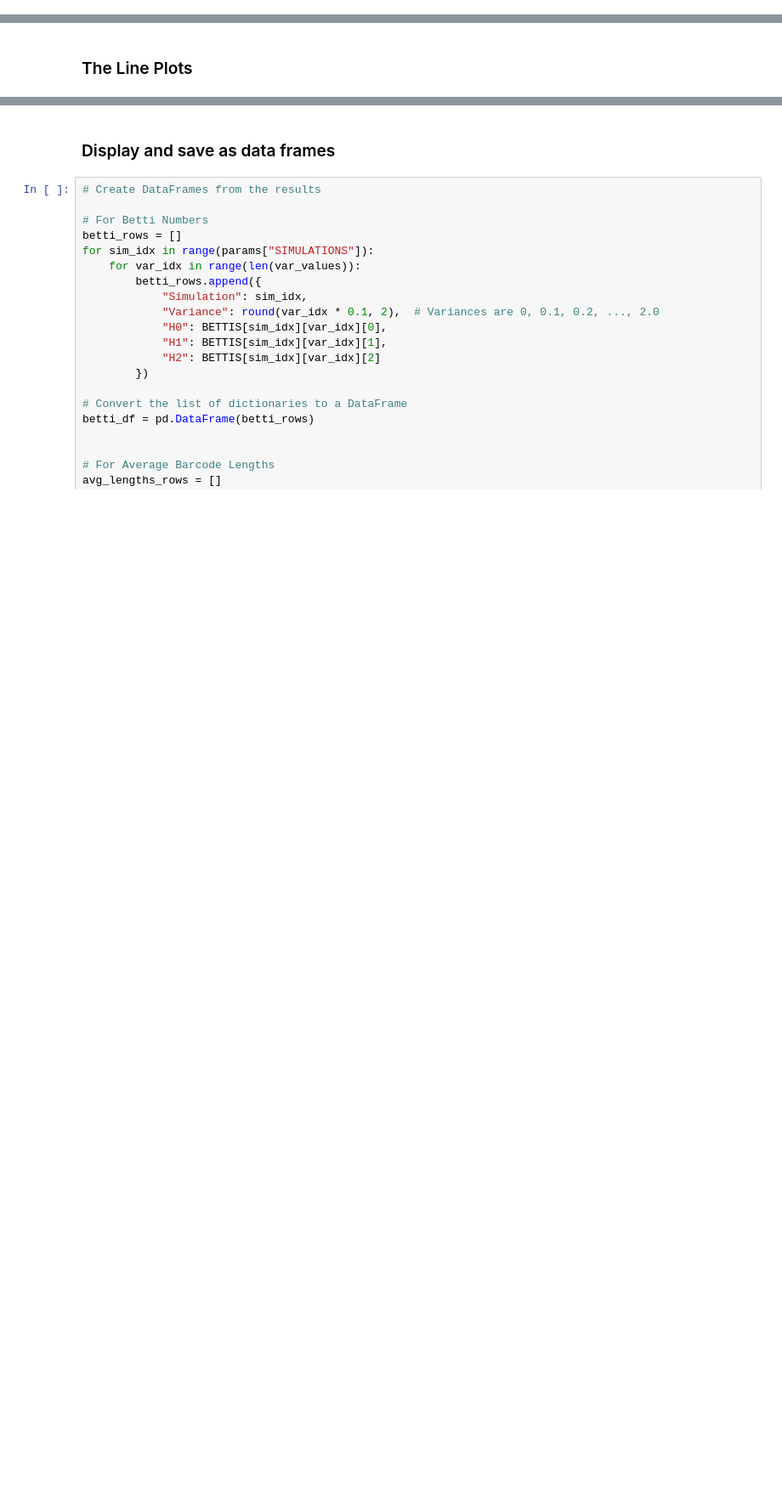
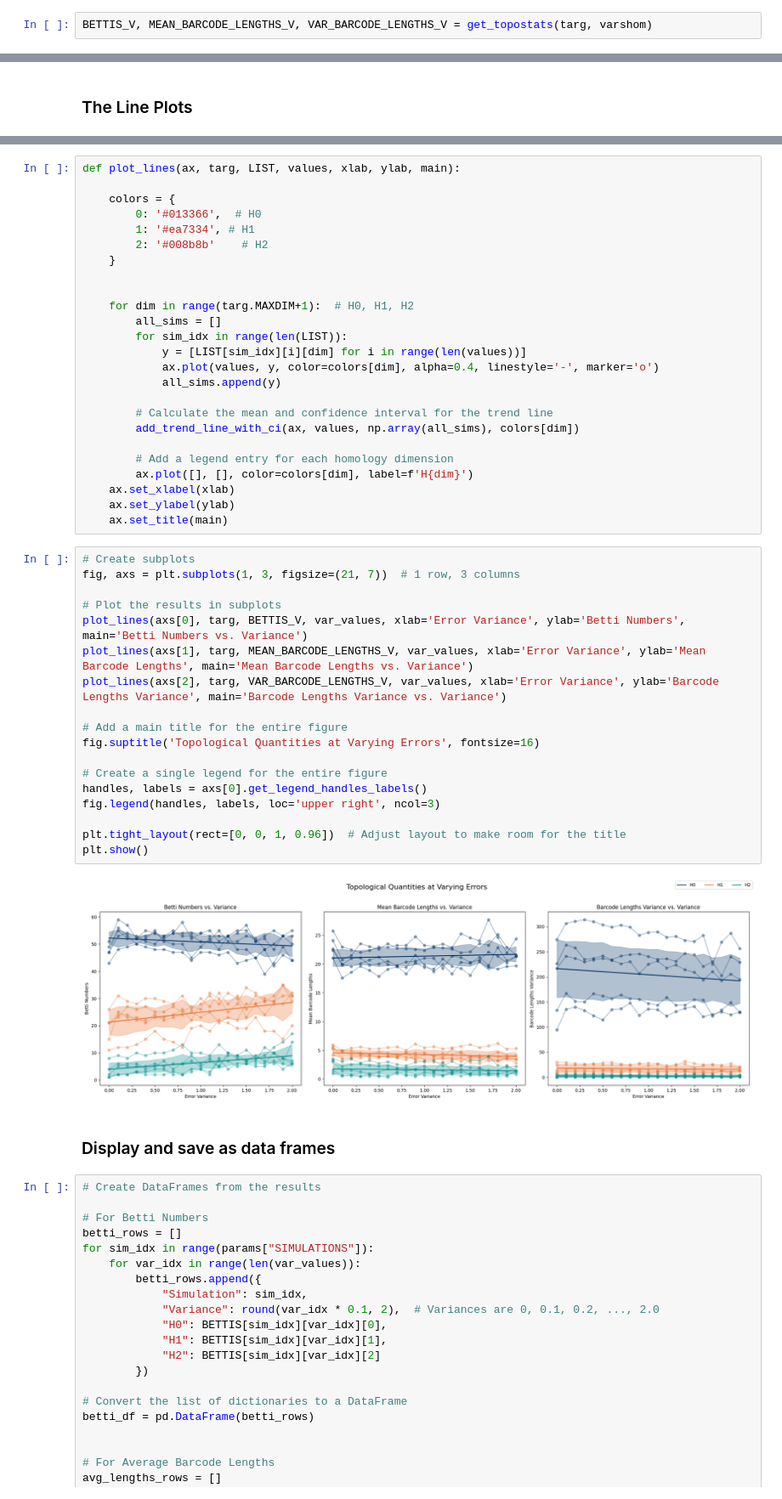
Before and after one commit to alfonsomiguelcruz/pgc_btip_topone, a Jupyter notebook: clr/working_sim.ipynb, the cells around one changed output, grey strips where cells are left out. Shown at 85% size. Saved outputs shown, nothing was run; the diff lists cells and outputs as text; blank space fills up the shorter version.

```diff
--- a/clr/working_sim.ipynb
+++ b/clr/working_sim.ipynb
@@ -185,0 +191,2 @@ for sim_idx in range(params["SIMULATIONS"]):
+# %%
+BETTIS_V, MEAN_BARCODE_LENGTHS_V, VAR_BARCODE_LENGTHS_V = get_topostats(targ, varshom)
@@ -289,3 +221,48 @@ plt.show()
+# %%
+def plot_lines(ax, targ, LIST, values, xlab, ylab, main):
+
+    colors = {
+        0: '#013366',  # H0
+        1: '#ea7334', # H1
+        2: '#008b8b'    # H2
+    }
+
+
+    for dim in range(targ.MAXDIM+1):  # H0, H1, H2
+        all_sims = []
+        for sim_idx in range(len(LIST)):
+            y = [LIST[sim_idx][i][dim] for i in range(len(values))]
+            ax.plot(values, y, color=colors[dim], alpha=0.4, linestyle='-', marker='o')
+            all_sims.append(y)
+
+        # Calculate the mean and confidence interval for the trend line
+        add_trend_line_with_ci(ax, values, np.array(all_sims), colors[dim])
+
+        # Add a legend entry for each homology dimension
+        ax.plot([], [], color=colors[dim], label=f'H{dim}')
+    ax.set_xlabel(xlab)
+    ax.set_ylabel(ylab)
+    ax.set_title(main)
+# %%
+# Create subplots
+fig, axs = plt.subplots(1, 3, figsize=(21, 7))  # 1 row, 3 columns
+
+# Plot the results in subplots
+plot_lines(axs[0], targ, BETTIS_V, var_values, xlab='Error Variance', ylab='Betti Numbers', main='Betti Numbers vs. Variance')
+plot_lines(axs[1], targ, MEAN_BARCODE_LENGTHS_V, var_values, xlab='Error Variance', ylab='Mean Barcode Lengths', main='Mean Barcode Lengths vs. Variance')
+plot_lines(axs[2], targ, VAR_BARCODE_LENGTHS_V, var_values, xlab='Error Variance', ylab='Barcode Lengths Variance', main='Barcode Lengths Variance vs. Variance')
+
+# Add a main title for the entire figure
+fig.suptitle('Topological Quantities at Varying Errors', fontsize=16)
+
+# Create a single legend for the entire figure
+handles, labels = axs[0].get_legend_handles_labels()
+fig.legend(handles, labels, loc='upper right', ncol=3)
+
+plt.tight_layout(rect=[0, 0, 1, 0.96])  # Adjust layout to make room for the title
+plt.show()
+# %% [output]
+[figure, added]
 # %% [markdown]
 ### Display and save as data frames
 # %%
```
Also changed, not shown: parts of 15 cells of this notebook.
